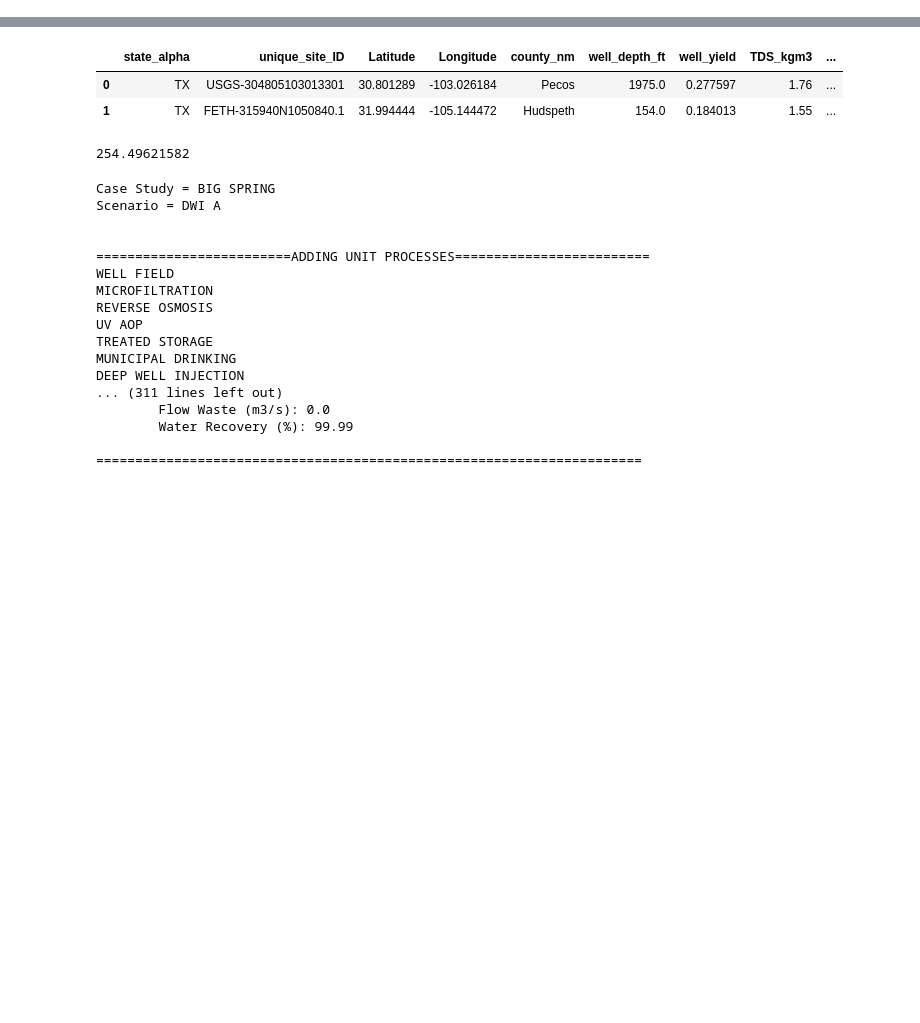
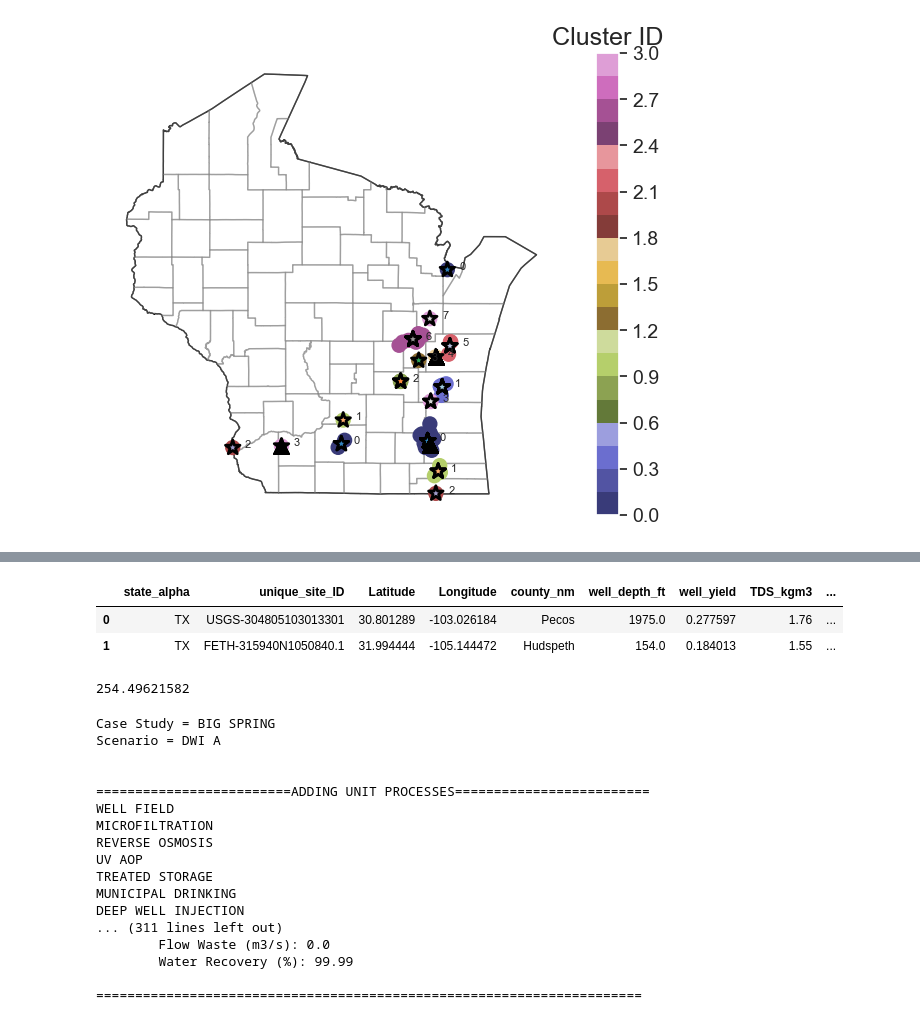
Before and after one commit to MuktaHardikar/WaterTAP3, a Jupyter notebook: watertap3/watertap3/bw_kmean_clustering_lcow.ipynb, the cells around one changed output, grey strips where cells are left out. Saved outputs shown, nothing was run; the diff lists cells and outputs as text; code cells hidden in the pictures; blank space fills up the shorter version.

```diff
--- a/watertap3/watertap3/bw_kmean_clustering_lcow.ipynb
+++ b/watertap3/watertap3/bw_kmean_clustering_lcow.ipynb
@@ -23,0 +29,4 @@ from watertap3.utils.post_processing import get_results_table
+# %%
+state_alpha = 'WI'
+bw_cluster_kmeans = create_cluster_id_df(state_alpha)
+bw_cluster_kmeans.head(5)
@@ -23,0 +43,3 @@ from watertap3.utils.post_processing import get_results_table
+# %%
+bw_cluster_kmeans = create_bw_cluster_subcluster_df(state_alpha, bw_cluster_kmeans)
+bw_cluster_kmeans.head(5)
@@ -23,0 +54,4 @@ from watertap3.utils.post_processing import get_results_table
+# %%
+plot_well_centroid(bw_cluster_kmeans)
+# %% [output]
+[figure, added]
```
Also changed, not shown: parts of 20 cells of this notebook, 3 other files.
